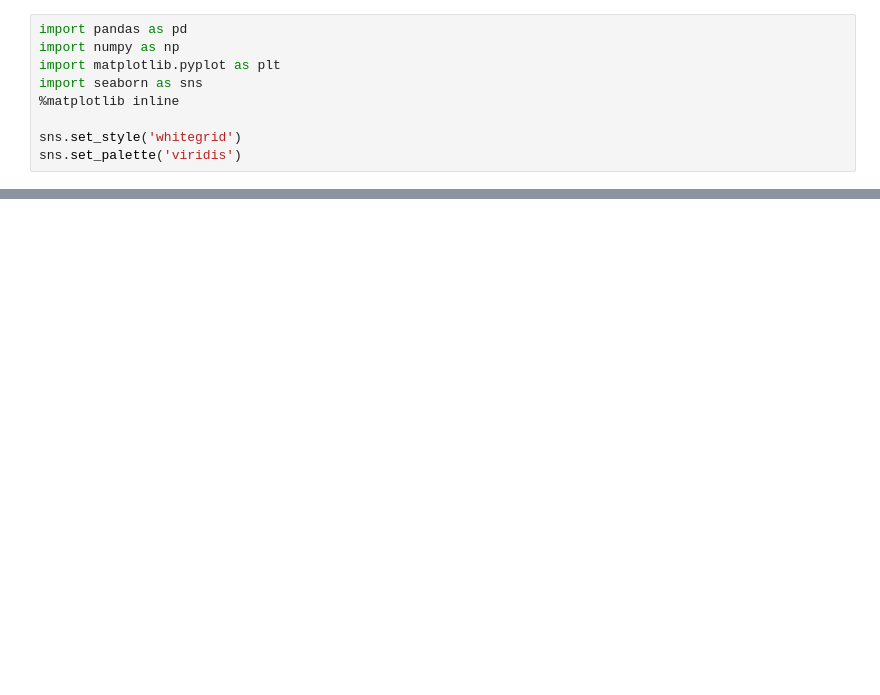
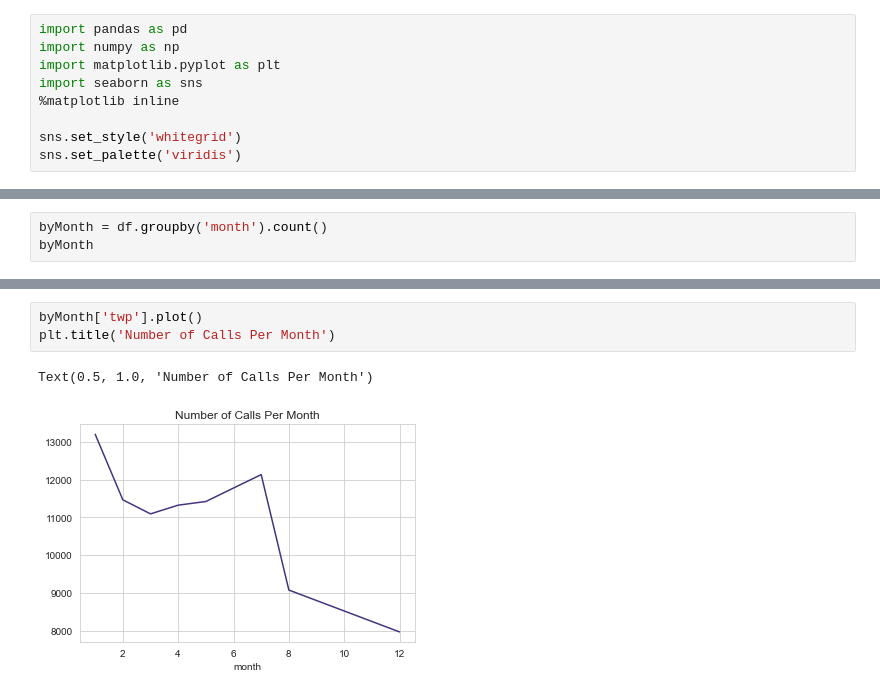
Before and after one commit to jafar-shodiq/mlearning-proj, a Jupyter notebook: project/exploring-911-calls/911.ipynb, the cells around one changed output, grey strips where cells are left out. Cells and saved outputs as stored; diff of their text form; blank space fills up the shorter version.

```diff
--- a/project/exploring-911-calls/911.ipynb
+++ b/project/exploring-911-calls/911.ipynb
@@ -36,0 +195,3 @@ df = pd.read_csv('')
+# %%
+byMonth = df.groupby('month').count()
+byMonth
@@ -36,0 +210,6 @@ df = pd.read_csv('')
+# %%
+byMonth['twp'].plot()
+plt.title('Number of Calls Per Month')
+# %% [output]
+Text(0.5, 1.0, 'Number of Calls Per Month')
+[figure, added]
```
Also changed, not shown: parts of 49 cells of this notebook.
